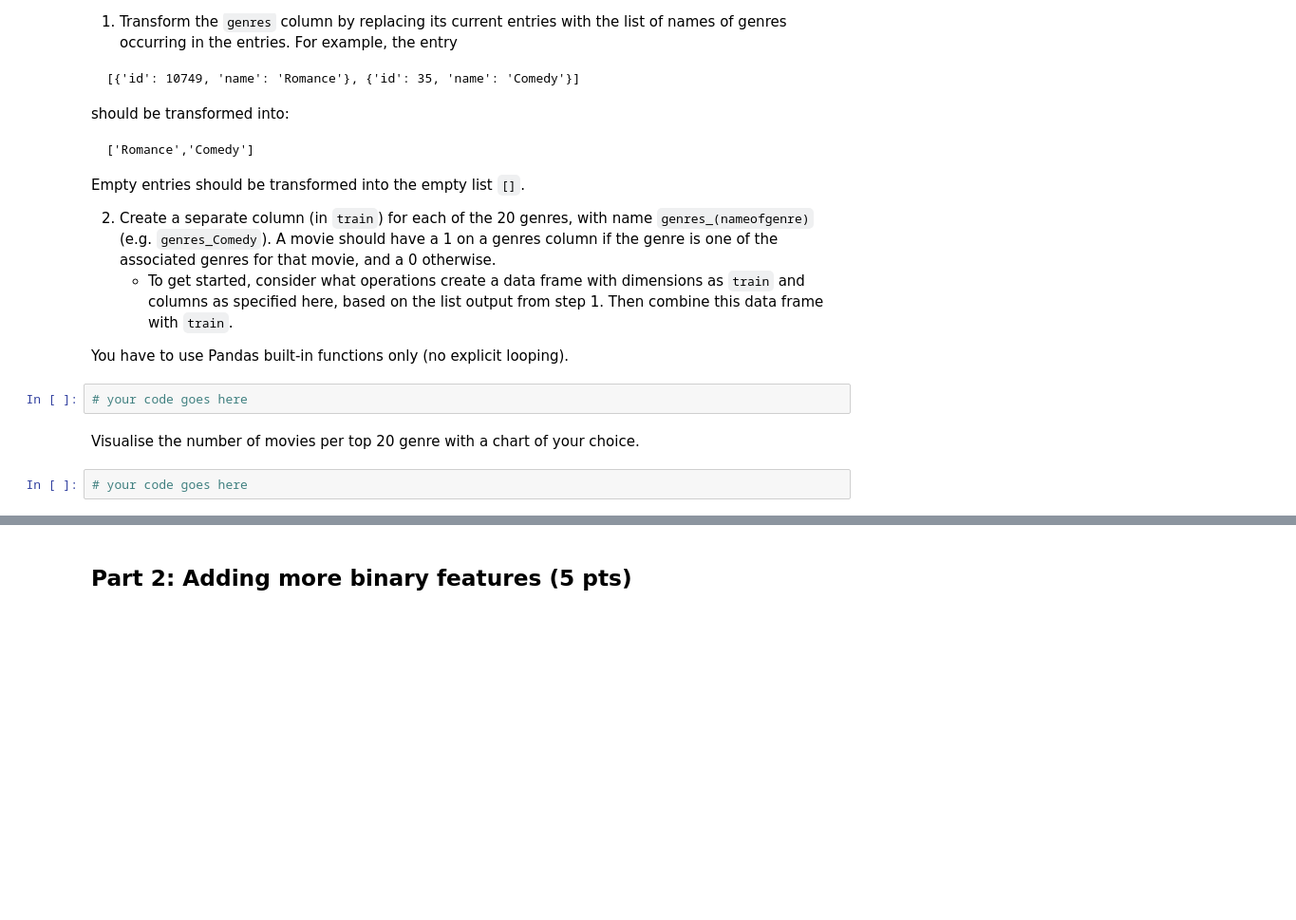
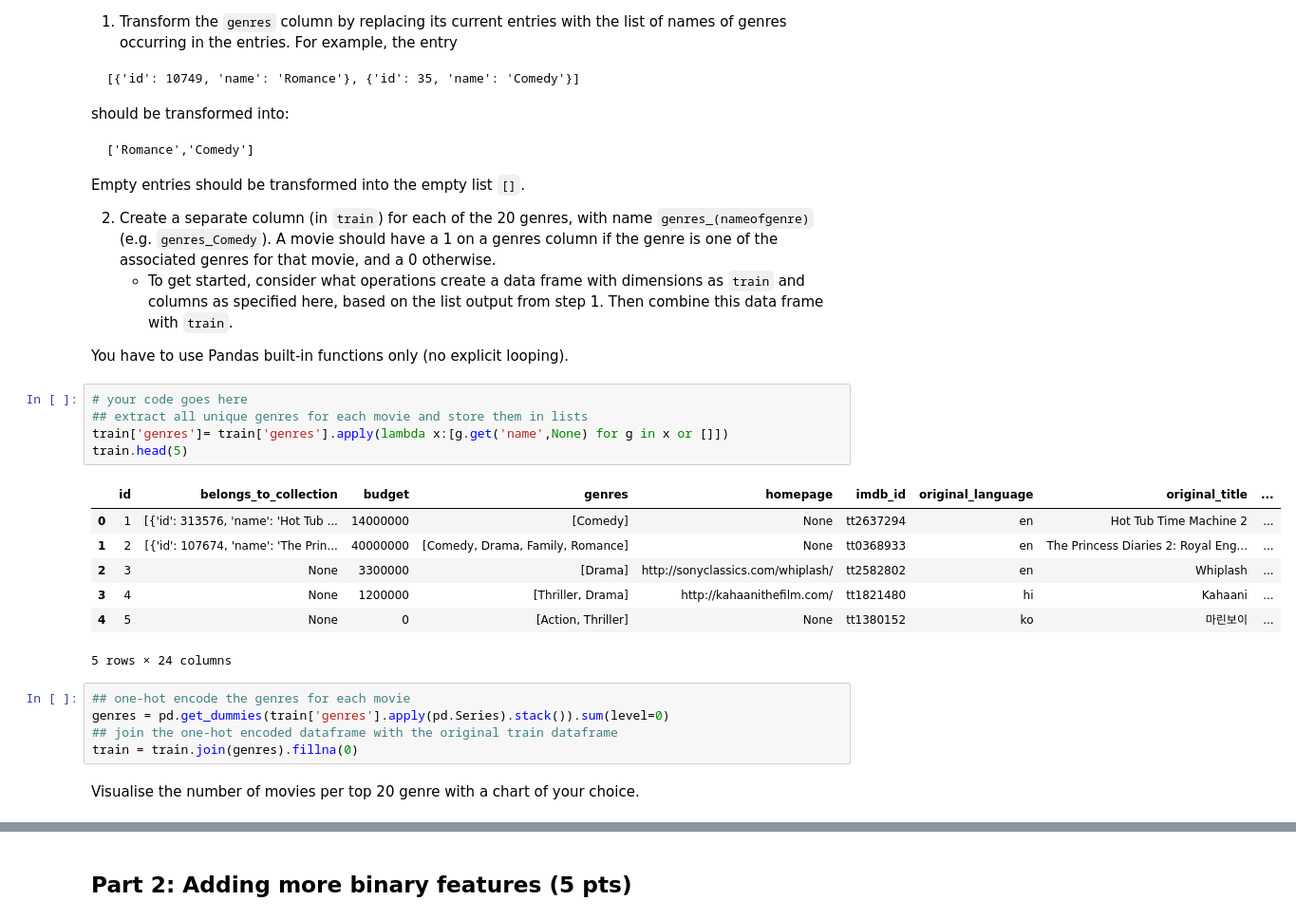
Before and after one commit to hanlululu/02807-Computational-tools-for-Data-Science, a Jupyter notebook: Project1/02807_Project_1.ipynb, the cells around one changed output, grey strips where cells are left out. Shown: that part at 95% size. Saved outputs shown, nothing was run; the diff lists cells and outputs as text; blank space fills up the shorter version.

```diff
--- a/Project1/02807_Project_1.ipynb
+++ b/Project1/02807_Project_1.ipynb
@@ -674,9 +720,23 @@ Empty entries should be transformed into the empty list `[]`.
     * To get started, consider what operations create a data frame with dimensions as `train` and columns as specified here, based on the list output from step 1. Then combine this data frame with `train`.
 
 You have to use Pandas built-in functions only (no explicit looping).
-# %%
-# your code goes here
+# %%
+# your code goes here
+## extract all unique genres for each movie and store them in lists
+train['genres']= train['genres'].apply(lambda x:[g.get('name',None) for g in x or []])
+train.head(5)
+# %% [output]
+|  | id | belongs_to_collection | budget | genres | homepage | imdb_id | original_language | original_title | ... |
+| 0 | 1 | [{'id': 313576, 'name': 'Hot Tub ... | 14000000 | [Comedy] | None | tt2637294 | en | Hot Tub Time Machine 2 | ... |
+| 1 | 2 | [{'id': 107674, 'name': 'The Prin... | 40000000 | [Comedy, Drama, Family, Romance] | None | tt0368933 | en | The Princess Diaries 2: Royal Eng... | ... |
+| 2 | 3 | None | 3300000 | [Drama] | http://sonyclassics.com/whiplash/ | tt2582802 | en | Whiplash | ... |
+| 3 | 4 | None | 1200000 | [Thriller, Drama] | http://kahaanithefilm.com/ | tt1821480 | hi | Kahaani | ... |
+| 4 | 5 | None | 0 | [Action, Thriller] | None | tt1380152 | ko | 마린보이 | ... |
+5 rows × 24 columns
+# %%
+## one-hot encode the genres for each movie
+genres = pd.get_dummies(train['genres'].apply(pd.Series).stack()).sum(level=0)
+## join the one-hot encoded dataframe with the original train dataframe
+train = train.join(genres).fillna(0)
 # %% [markdown]
 Visualise the number of movies per top 20 genre with a chart of your choice.
-# %%
-# your code goes here
```
Also changed, not shown: parts of 29 cells of this notebook.
